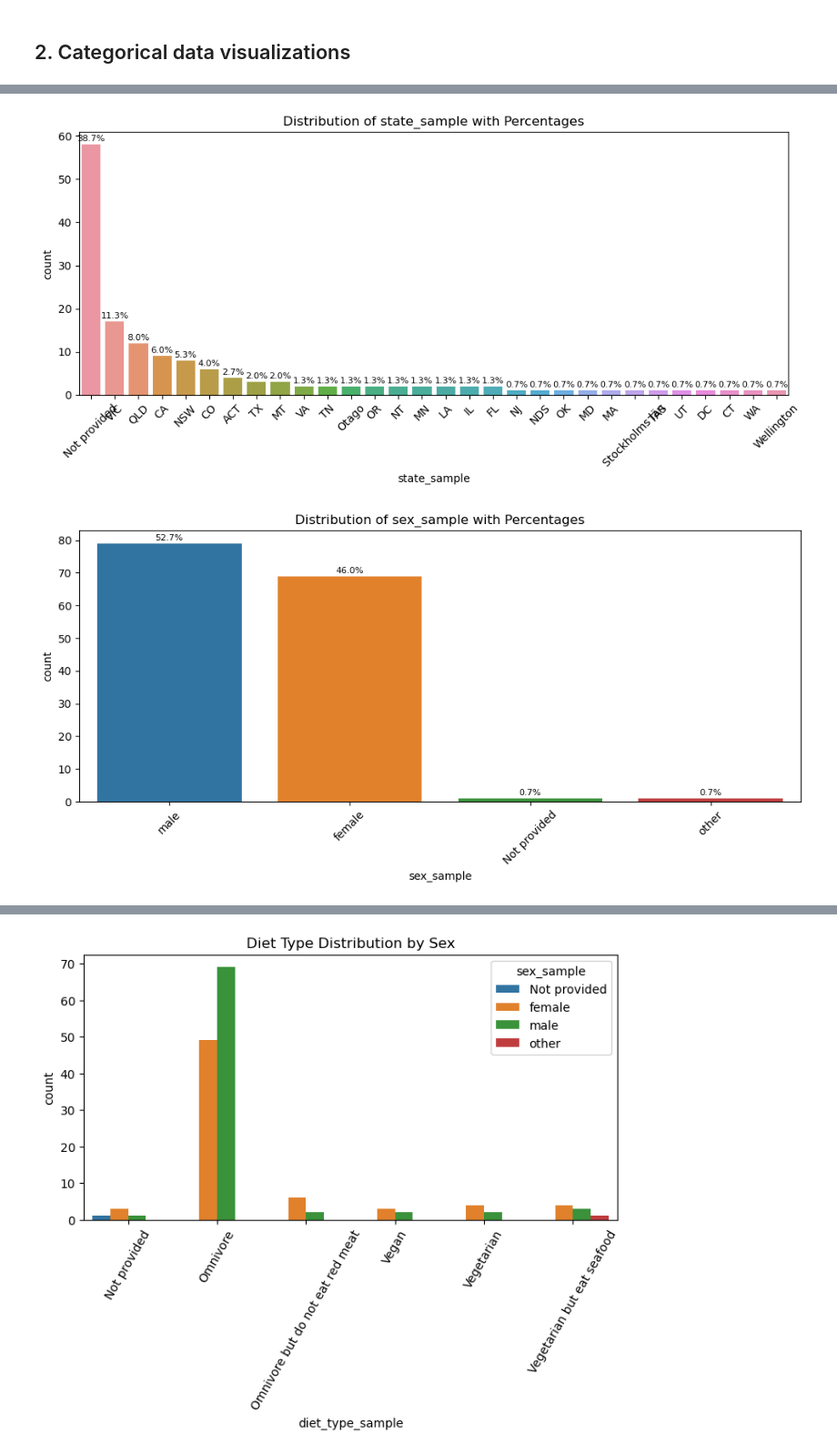
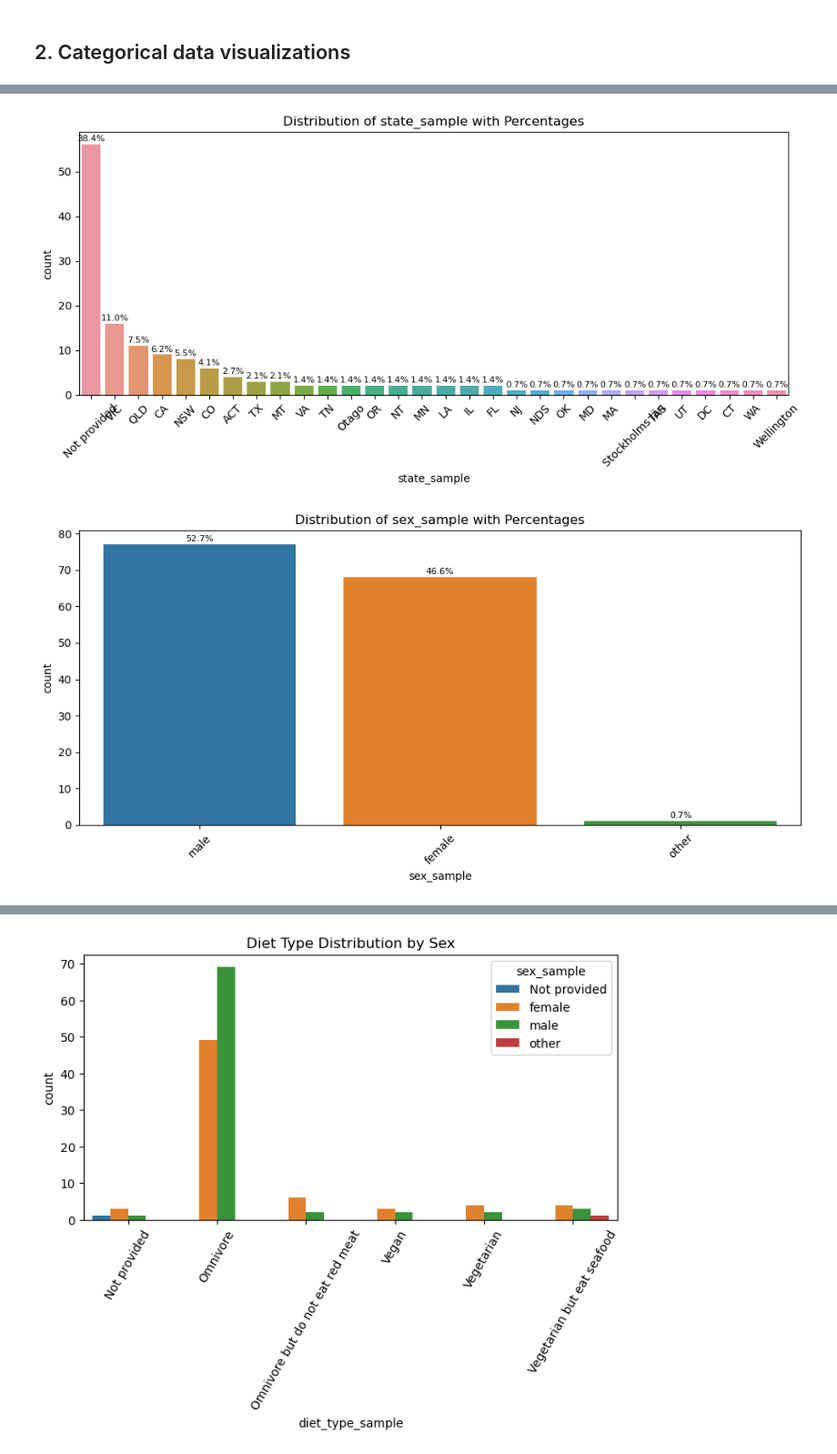
Before and after one commit to JRudyRay/FunGut2, a Jupyter notebook: full-pipeline/01_EDA.ipynb, the cells around one changed output, grey strips where cells are left out. Shown at 91% size. Saved outputs shown, nothing was run; the diff lists cells and outputs as text; code cells hidden in the pictures.

```diff
--- a/full-pipeline/01_EDA.ipynb
+++ b/full-pipeline/01_EDA.ipynb
@@ -37,7 +37,7 @@ Successfully installed cartopy-0.23.0 geopandas-1.0.1 pyogrio-0.10.0 pyproj-3.6.
 ### Load the `fungut_metadata.tsv` file
 # %%
 # Load the dataset (assuming it's in the same directory as the notebook)
-file_path = './data/metadata/fungut_metadata.tsv'
+file_path = './data/metadata/fungut_metadata_processed.tsv'
 df = pd.read_csv(file_path, sep='\t')  # Use tab separator for .tsv files
 df.set_index('ID')
 df.head()
@@ -176,6 +179,7 @@ plt.show()
 # %% [markdown]
 ## 2. Categorical data visualizations
 # %%
+categorical_cols = ['country_sample', 'state_sample', 'sex_sample', 'diet_type_sample', 'gluten_symptoms', 'ibd_symptoms', 'is_urban']
 # Bar plot with percentage annotations
 for col in categorical_cols:
     plt.figure(figsize=(10, 5))
@@ -195,2 +199,2 @@ for col in categorical_cols:
-[figure, old version]
+[figure, new version]
-[figure, old version]
+[figure, new version]
```
Also changed, not shown: parts of 6 cells of this notebook, 8 other files.
